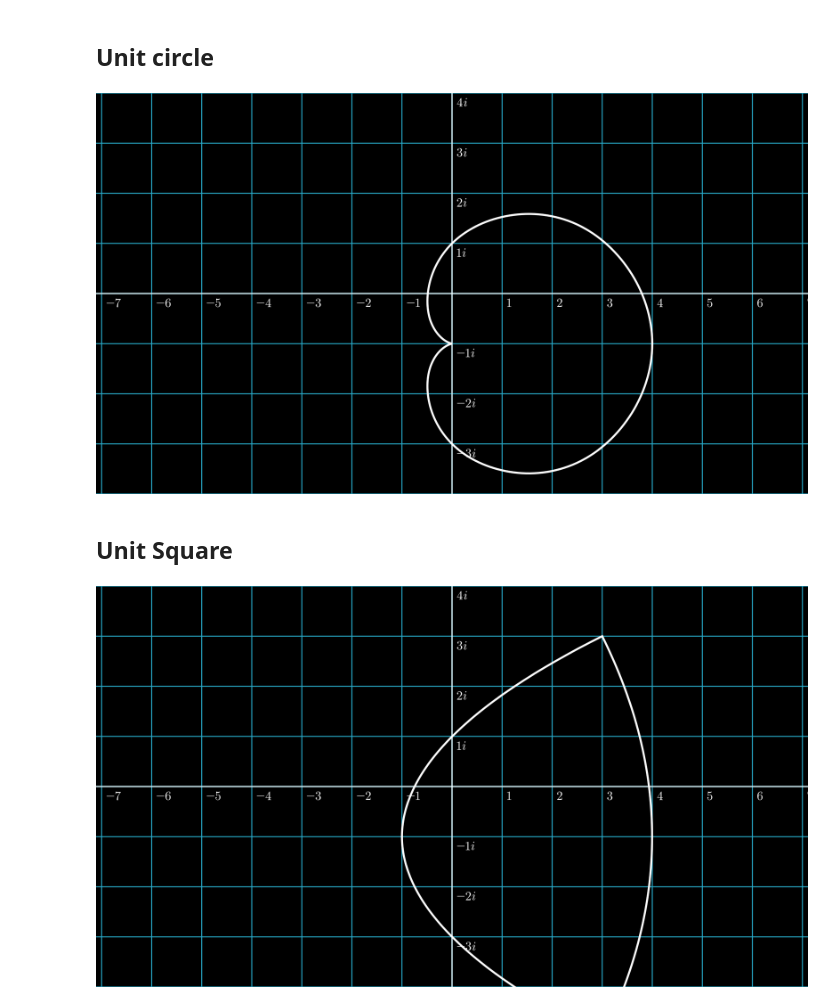
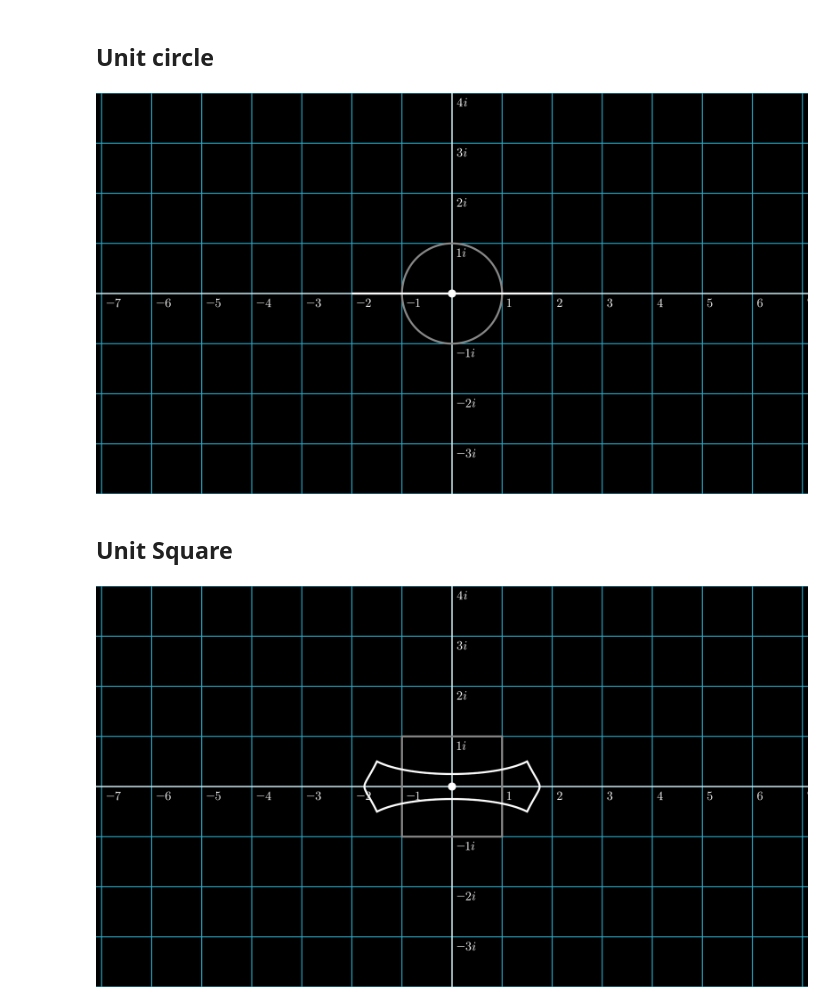
Before and after one commit to kieran-pringle/jupyter-notebooks, a Jupyter notebook: complex-analysis/graphing.ipynb, the cells around one changed output. Cells and saved outputs as stored; diff of their text form; code cells hidden in the pictures.

```diff
--- a/complex-analysis/graphing.ipynb
+++ b/complex-analysis/graphing.ipynb
@@ -8,13 +8,19 @@ config.media_width = "60%"
 This is a complex function viewing tool that take in a complex function defined in Python and spit out a bunch of pictures and videos for you.
 # %%
 def f(z):
-    return (z**2 + 2*z + (1-1j))
+    return (z + 1j)*(z-1j)/z
 # %% [markdown]
 The cell above is the function you want to graph, and the only bit you should need to edit. When you have changed it to what you want, go up to `Cell` in the menu bar above and press `Run all` to redraw everything.
 # %% [markdown]
 ## Cartesian Transform
 # %%
 %%manim -v ERROR -qh -s TransformCartesian
+
+def safe_f(z):
+    try:
+        return f(z)
+    except Exception:
+        return complex(0,0)
 
 class TransformCartesian(Scene):
     def construct(self):
@@ -24,6 +30,6 @@ class TransformCartesian(Scene):
         plane.prepare_for_nonlinear_transform()
         self.add(plane)
         self.play(
-            plane.animate.apply_complex_function(f)
+            plane.animate.apply_complex_function(safe_f)
         )
 # %% [output]
@@ -84,28 +99,42 @@ class UnitCircle(Scene):
             x_range=[-10, 10, 1],
             y_range=[-10, 10, 1]
         ).add_coordinates()
+
+        original_circle = Circle(color=GRAY)
+        true_origin = Dot([0,0,0],color=GRAY)
+
         circle = Circle(color=WHITE)
-        self.add(plane, circle)
+        origin = safe_f(complex(0,0))
+        dot = Dot([origin.real, origin.imag, 0])
+
+        self.add(plane, original_circle, true_origin, circle, dot)
         self.play(
-            circle.animate.apply_complex_function(f)
+            circle.animate.apply_complex_function(safe_f)
         )
 # %% [output]
-[figure, old version]
+[figure, new version]
 # %% [markdown]
 ## Unit Square
 # %%
 %%manim -v ERROR -qh -s UnitSquare
 
 class UnitSquare(Scene):
     def construct(self):
         plane = ComplexPlane(
             x_range=[-10, 10, 1],
             y_range=[-10, 10, 1]
         ).add_coordinates()
+
+        original_square = Square(color=GREY)
+        true_origin = Dot([0,0,0], color=GREY)
+
         square = Square()
-        self.add(plane, square)
+        origin = safe_f(complex(0,0))
+        dot = Dot([origin.real, origin.imag, 0])
+
+        self.add(plane, original_square, true_origin, square, dot)
         self.play(
-            square.animate.apply_complex_function(f)
+            square.animate.apply_complex_function(safe_f)
         )
 # %% [output]
-[figure, old version]
+[figure, new version]
```
Also changed, not shown: parts of 4 cells of this notebook, 1 other file.
